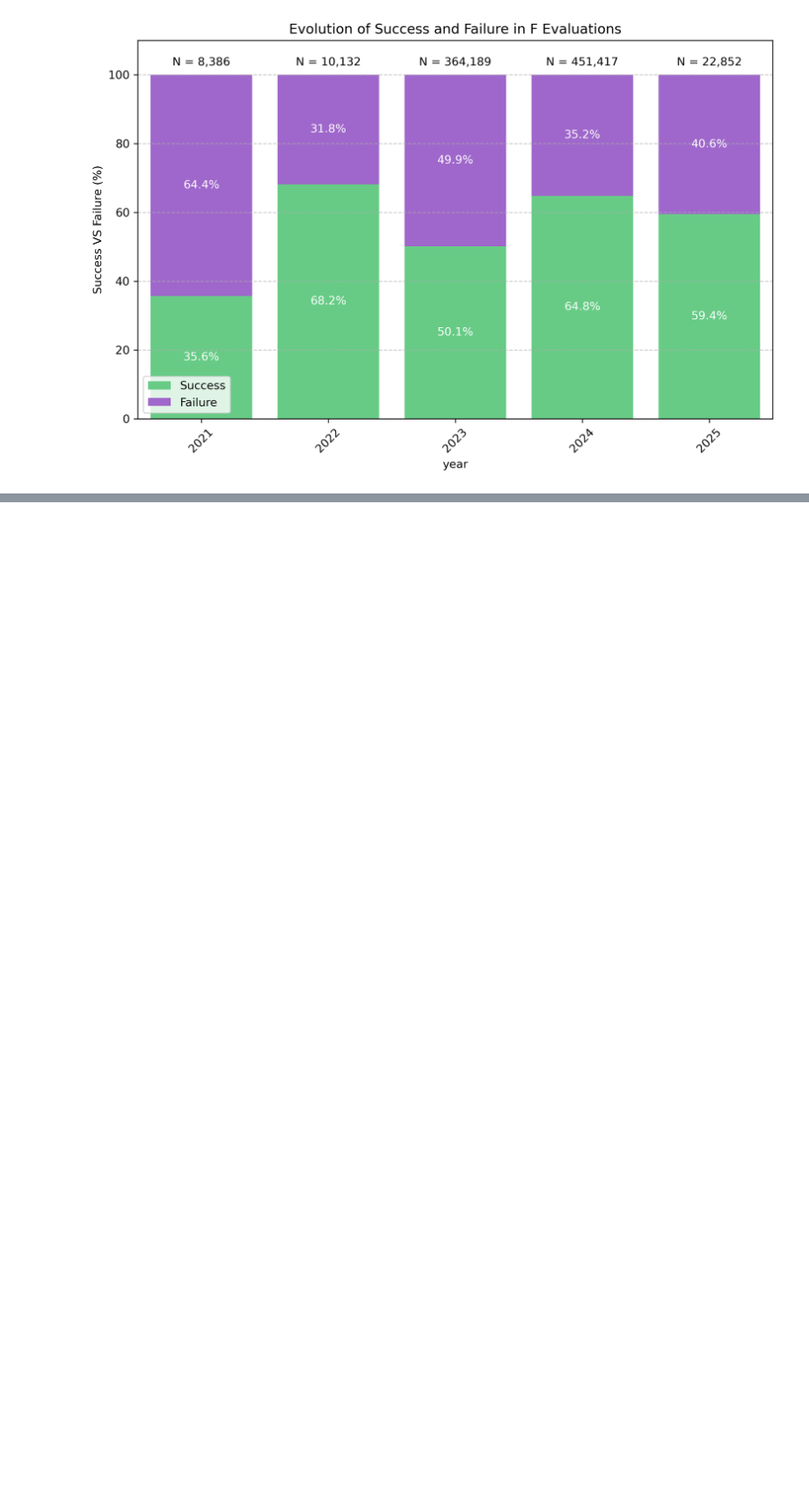
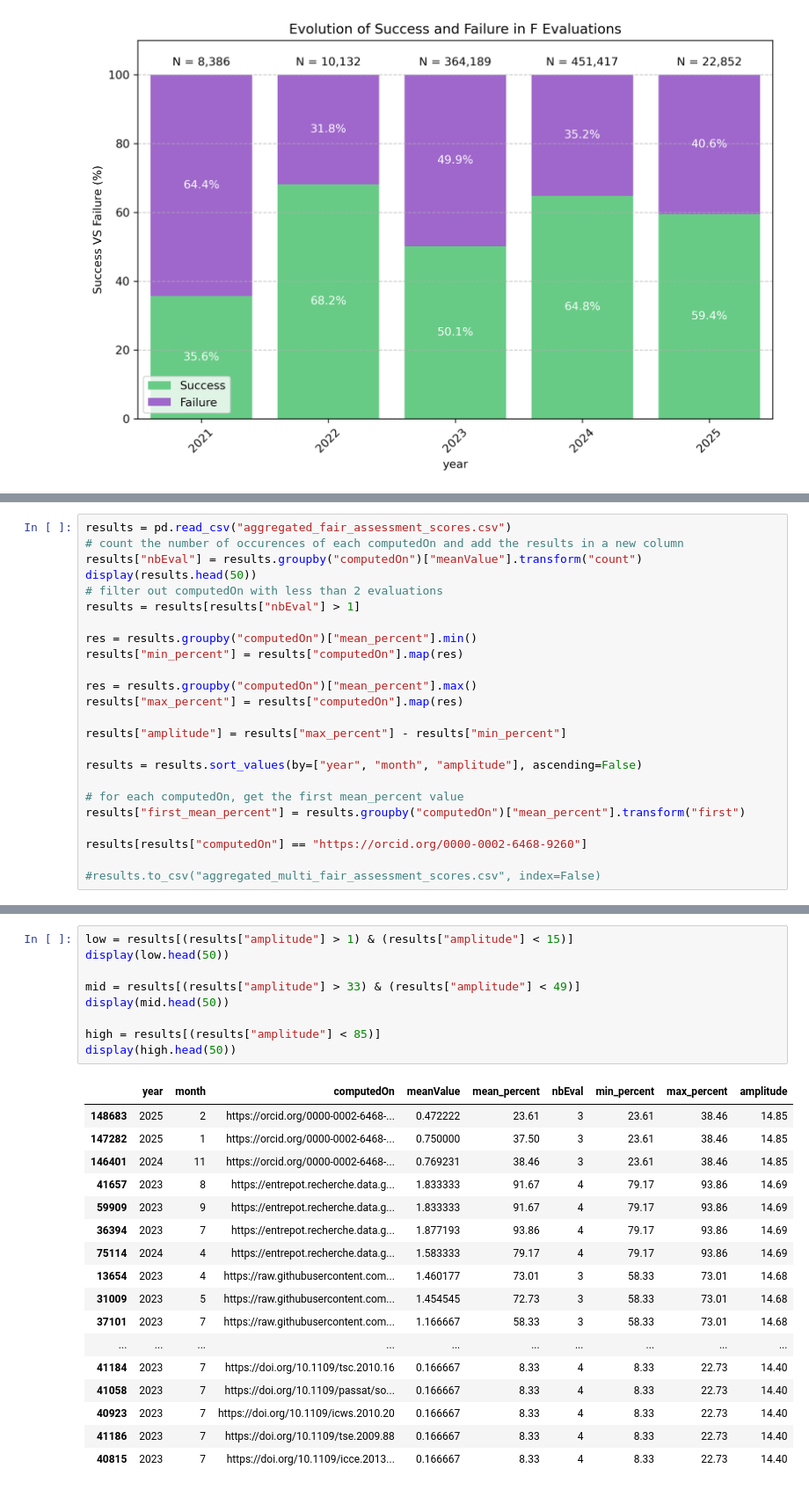
Before and after one commit to IFB-ElixirFr/FAIR-checker, a Jupyter notebook: notebooks/stats/rdf_dump_analysis.ipynb, the cells around one changed output, grey strips where cells are left out. Shown at 88% size. Saved outputs shown, nothing was run; the diff lists cells and outputs as text; blank space fills up the shorter version.

```diff
--- a/notebooks/stats/rdf_dump_analysis.ipynb
+++ b/notebooks/stats/rdf_dump_analysis.ipynb
@@ -811,0 +802,24 @@ for file in csvs:
+# %%
+results = pd.read_csv("aggregated_fair_assessment_scores.csv")
+# count the number of occurences of each computedOn and add the results in a new column
+results["nbEval"] = results.groupby("computedOn")["meanValue"].transform("count")
+display(results.head(50))
+# filter out computedOn with less than 2 evaluations
+results = results[results["nbEval"] > 1]
+
+res = results.groupby("computedOn")["mean_percent"].min()
+results["min_percent"] = results["computedOn"].map(res)
+
+res = results.groupby("computedOn")["mean_percent"].max()
+results["max_percent"] = results["computedOn"].map(res)
+
+results["amplitude"] = results["max_percent"] - results["min_percent"]
+
+results = results.sort_values(by=["year", "month", "amplitude"], ascending=False)
+
+# for each computedOn, get the first mean_percent value
+results["first_mean_percent"] = results.groupby("computedOn")["mean_percent"].transform("first")
+
+results[results["computedOn"] == "https://orcid.org/0000-0002-6468-9260"]
+
+#results.to_csv("aggregated_multi_fair_assessment_scores.csv", index=False)
@@ -811,0 +848,27 @@ for file in csvs:
+# %%
+low = results[(results["amplitude"] > 1) & (results["amplitude"] < 15)]
+display(low.head(50))
+
+mid = results[(results["amplitude"] > 33) & (results["amplitude"] < 49)]
+display(mid.head(50))
+
+high = results[(results["amplitude"] < 85)]
+display(high.head(50))
+# %% [output]
+|  | year | month | computedOn | meanValue | mean_percent | nbEval | min_percent | max_percent | amplitude |
+| 148683 | 2025 | 2 | https://orcid.org/0000-0002-6468-... | 0.472222 | 23.61 | 3 | 23.61 | 38.46 | 14.85 |
+| 147282 | 2025 | 1 | https://orcid.org/0000-0002-6468-... | 0.750000 | 37.50 | 3 | 23.61 | 38.46 | 14.85 |
+| 146401 | 2024 | 11 | https://orcid.org/0000-0002-6468-... | 0.769231 | 38.46 | 3 | 23.61 | 38.46 | 14.85 |
+| 41657 | 2023 | 8 | https://entrepot.recherche.data.g... | 1.833333 | 91.67 | 4 | 79.17 | 93.86 | 14.69 |
+| 59909 | 2023 | 9 | https://entrepot.recherche.data.g... | 1.833333 | 91.67 | 4 | 79.17 | 93.86 | 14.69 |
+| 36394 | 2023 | 7 | https://entrepot.recherche.data.g... | 1.877193 | 93.86 | 4 | 79.17 | 93.86 | 14.69 |
+| 75114 | 2024 | 4 | https://entrepot.recherche.data.g... | 1.583333 | 79.17 | 4 | 79.17 | 93.86 | 14.69 |
+| 13654 | 2023 | 4 | https://raw.githubusercontent.com... | 1.460177 | 73.01 | 3 | 58.33 | 73.01 | 14.68 |
+| 31009 | 2023 | 5 | https://raw.githubusercontent.com... | 1.454545 | 72.73 | 3 | 58.33 | 73.01 | 14.68 |
+| 37101 | 2023 | 7 | https://raw.githubusercontent.com... | 1.166667 | 58.33 | 3 | 58.33 | 73.01 | 14.68 |
+| ... | ... | ... | ... | ... | ... | ... | ... | ... | ... |
+| 41184 | 2023 | 7 | https://doi.org/10.1109/tsc.2010.16 | 0.166667 | 8.33 | 4 | 8.33 | 22.73 | 14.40 |
+| 41058 | 2023 | 7 | https://doi.org/10.1109/passat/so... | 0.166667 | 8.33 | 4 | 8.33 | 22.73 | 14.40 |
+| 40923 | 2023 | 7 | https://doi.org/10.1109/icws.2010.20 | 0.166667 | 8.33 | 4 | 8.33 | 22.73 | 14.40 |
+| 41186 | 2023 | 7 | https://doi.org/10.1109/tse.2009.88 | 0.166667 | 8.33 | 4 | 8.33 | 22.73 | 14.40 |
+| 40815 | 2023 | 7 | https://doi.org/10.1109/icce.2013... | 0.166667 | 8.33 | 4 | 8.33 | 22.73 | 14.40 |
```
Also changed, not shown: parts of 18 cells of this notebook.
